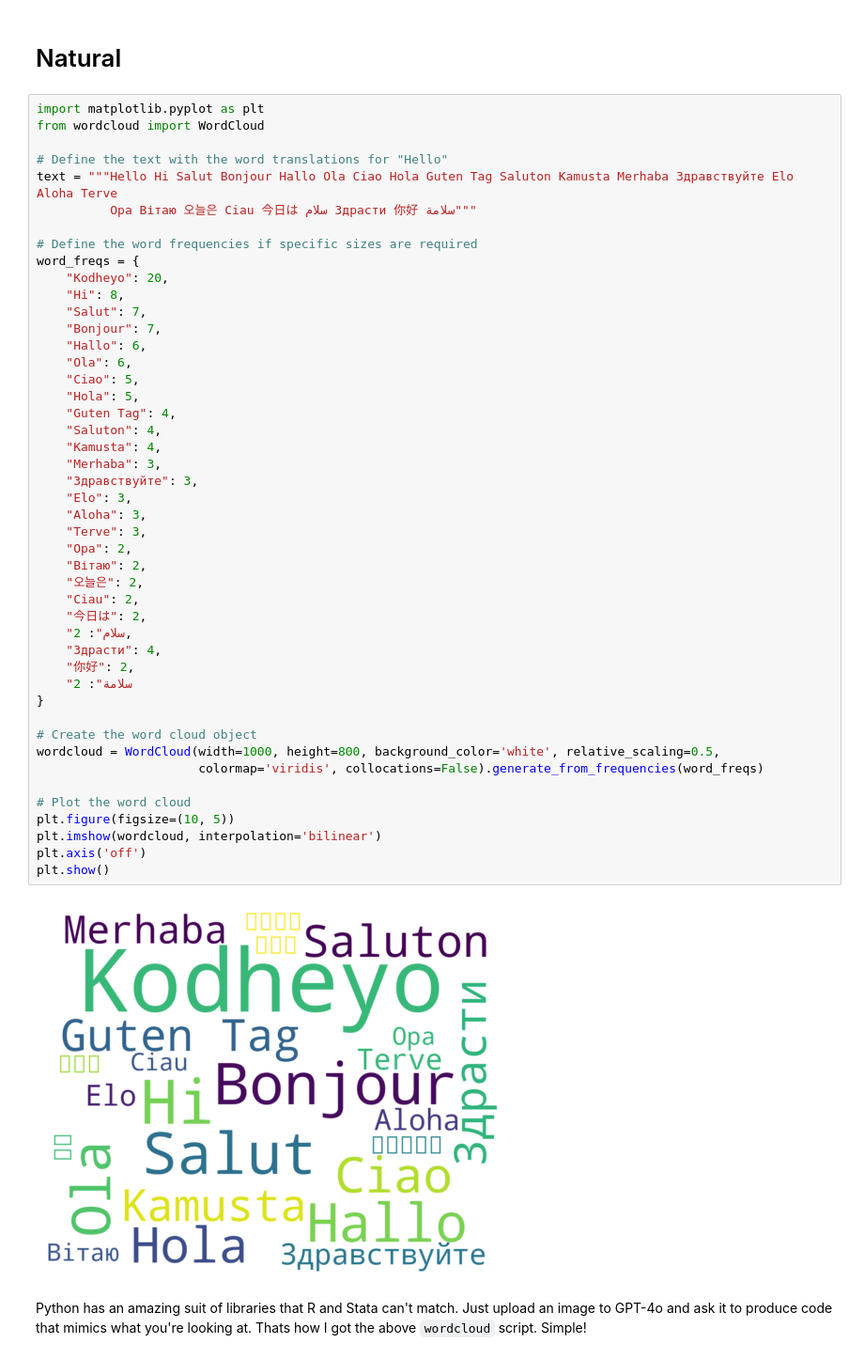
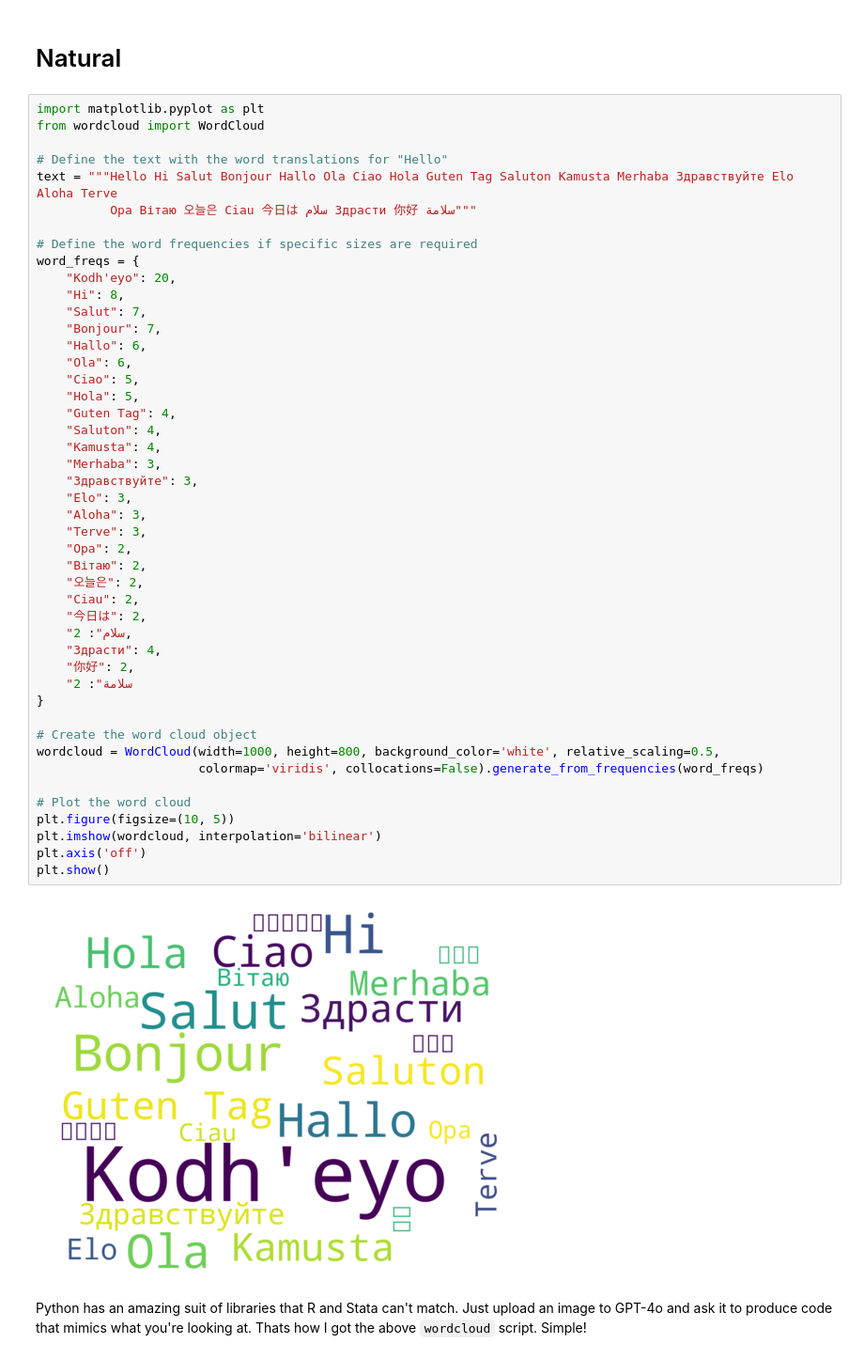
Before and after one commit to abikesa/eyo, a Jupyter notebook: _build/jupyter_execute/chapter6.ipynb, the cells around one changed output. Shown at 94% size. Saved outputs shown, nothing was run; the diff lists cells and outputs as text.

Commit message:
id_kodh'eyo, iRkernel activated

```diff
--- a/_build/jupyter_execute/chapter6.ipynb
+++ b/_build/jupyter_execute/chapter6.ipynb
@@ -10,7 +10,7 @@ text = """Hello Hi Salut Bonjour Hallo Ola Ciao Hola Guten Tag Saluton Kamusta M
 
 # Define the word frequencies if specific sizes are required
 word_freqs = {
-    "Kodheyo": 20,
+    "Kodh'eyo": 20,
     "Hi": 8,
     "Salut": 7,
     "Bonjour": 7,
@@ -20,33 +20,33 @@ word_freqs = {
     "Hola": 5,
     "Guten Tag": 4,
     "Saluton": 4,
     "Kamusta": 4,
     "Merhaba": 3,
     "Здравствуйте": 3,
     "Elo": 3,
     "Aloha": 3,
     "Terve": 3,
     "Opa": 2,
     "Вітаю": 2,
     "오늘은": 2,
     "Ciau": 2,
     "今日は": 2,
     "سلام": 2,
     "Здрасти": 4,
     "你好": 2,
     "سلامة": 2
 }
 
 # Create the word cloud object
 wordcloud = WordCloud(width=1000, height=800, background_color='white', relative_scaling=0.5,
                       colormap='viridis', collocations=False).generate_from_frequencies(word_freqs)
 
 # Plot the word cloud
 plt.figure(figsize=(10, 5))
 plt.imshow(wordcloud, interpolation='bilinear')
 plt.axis('off')
 plt.show()
 # %% [output]
-[figure, old version]
+[figure, new version]
 # %% [markdown]
 Python has an amazing suit of libraries that R and Stata can't match. Just upload an image to GPT-4o and ask it to produce code that mimics what you're looking at. Thats how I got the above `wordcloud` script. Simple!
```
Also changed, not shown: 37 other files.
